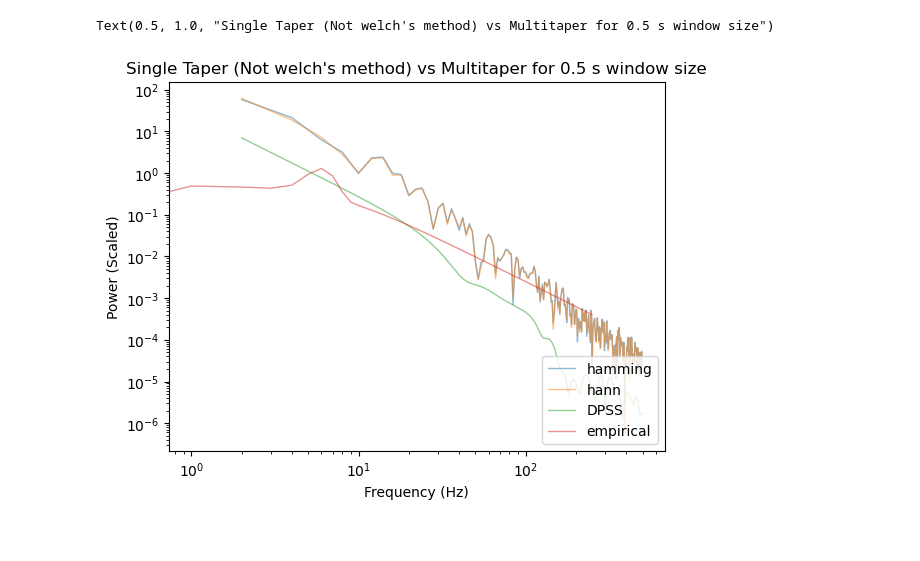
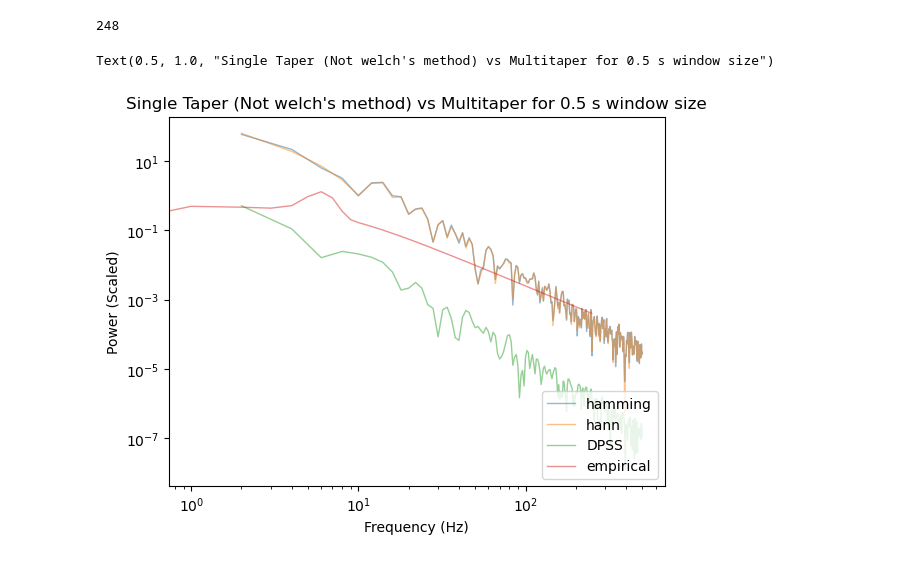
Before and after one commit to anika-kum/spectral-analysis-comparison, a Jupyter notebook: notebook.ipynb, the cells around one changed output. Drawn from its saved outputs; the diff is of its cells as text; code cells hidden in the pictures.

```diff
--- a/notebook.ipynb
+++ b/notebook.ipynb
@@ -36,7 +36,7 @@ def plot_single_taper(spectrum, taper_options, sampling_rate):
         plt.loglog(freqs, np.abs(fft_result), label=i, linewidth=1, alpha=0.5)
 def plot_multi_taper(spectrum, duration, sampling_rate, isOneTaper=False):
     N = len(spectrum.time_domain.time)
-    t_w = duration*sampling_rate/2 - 1 # TODO I don't know why it doesn't work when we don't subtract 1.
+    t_w = duration*sampling_rate/2 - 1 if (duration*sampling_rate/2==N/2) else duration*sampling_rate/2
     if isOneTaper:
         L = 1
     else:
@@ -53,12 +53,13 @@ def plot_multi_taper(spectrum, duration, sampling_rate, isOneTaper=False):
 # %%
 plt.xlabel("Frequency (Hz)")
 plt.ylabel("Power (Scaled)")
 plt.legend(loc="lower right")
 plot_single_taper(res, taper_options=['hamming', 'hann'], sampling_rate=sampling_rate)
-plot_multi_taper(res, duration=duration, sampling_rate=sampling_rate, isOneTaper=True)
+plot_multi_taper(res, duration=duration, sampling_rate=sampling_rate, isOneTaper=False)
 plt.loglog(res.frequency_domain.combined_spectrum, linewidth=1, alpha=0.5, label='empirical')
 plt.legend(loc="lower right")
 plt.title("Single Taper (Not welch's method) vs Multitaper for 0.5 s window size")
 # %% [output]
-Text(0.5, 1.0, "Single Taper (Not welch's method) vs Multitaper for 0.5 s window size")
+248
+Text(0.5, 1.0, "Single Taper (Not welch's method) vs Multitaper for 0.5 s window size")
-[figure, old version]
+[figure, new version]
```
